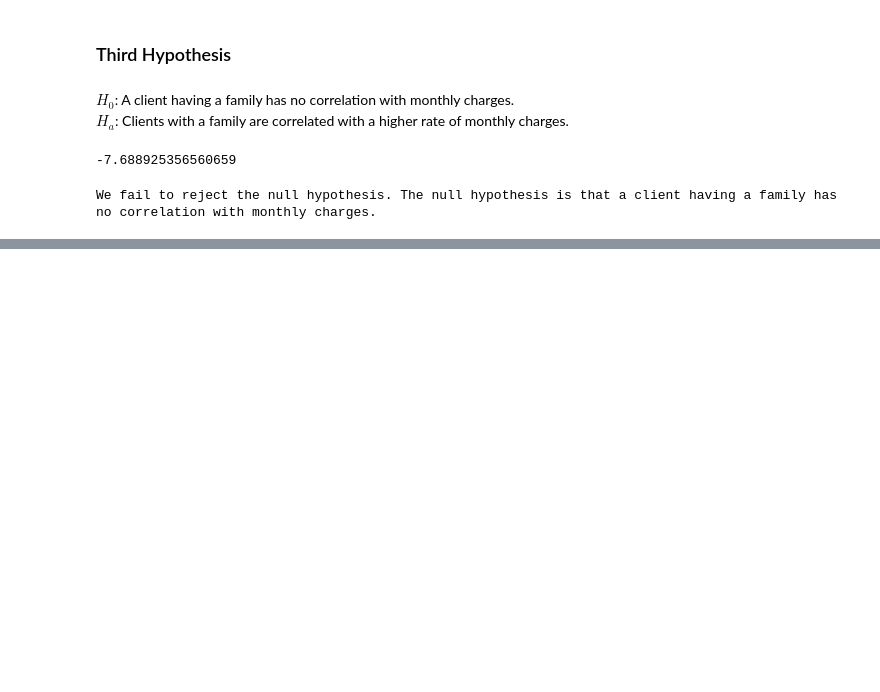
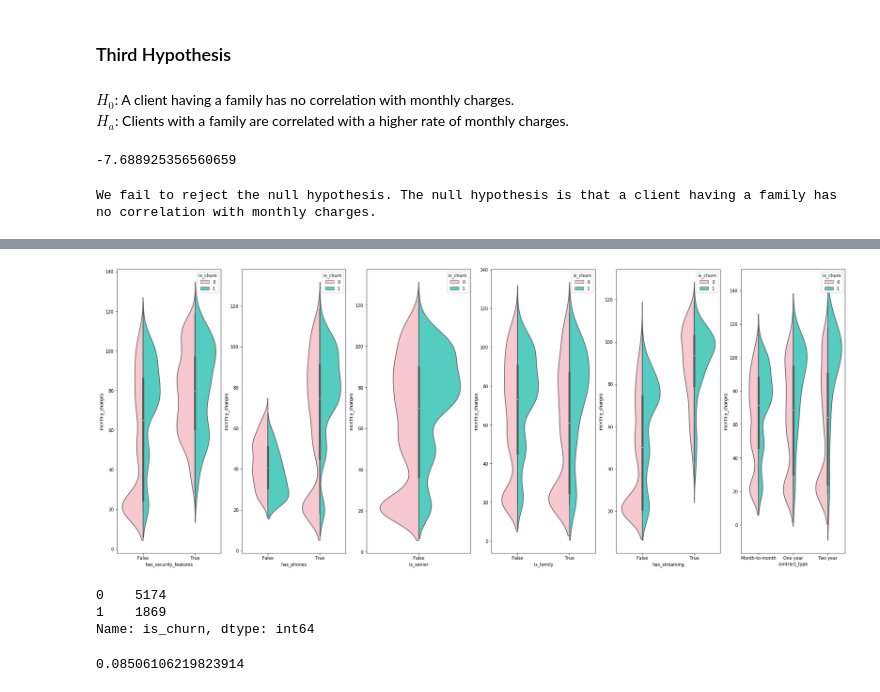
Before and after one commit to GabbyBarajasBroussard/classification-project, a Jupyter notebook: final_presentation_notebook.ipynb, the cells around one changed output, grey strips where cells are left out. Cells and saved outputs as stored; diff of their text form; code cells hidden in the pictures; blank space fills up the shorter version.

```diff
--- a/final_presentation_notebook.ipynb
+++ b/final_presentation_notebook.ipynb
@@ -321,0 +376,23 @@ We fail to reject the null hypothesis. The null hypothesis is that a client havi
+# %%
+features = ["has_security_features", "has_phones", "is_senior", "is_family", "has_streaming", "contract_type"]
+_, ax = plt.subplots(nrows=1, ncols=6, figsize=(30, 12))
+
+for i, feature in enumerate(features):
+    sns.violinplot(
+        feature,
+        "monthly_charges",
+        hue="is_churn",
+        data=train,
+        split=True,
+        ax=ax[i],
+        palette=["pink", "turquoise"],
+    )
+# %% [output]
+[figure, added]
+# %%
+#Making a baseline prediction
+telco.is_churn.value_counts()
+# %% [output]
+0    5174
+1    1869
+Name: is_churn, dtype: int64
@@ -321,0 +402,4 @@ We fail to reject the null hypothesis. The null hypothesis is that a client havi
+# %%
+599/7042
+# %% [output]
+0.08506106219823914
```
Also changed, not shown: parts of 35 cells of this notebook.
